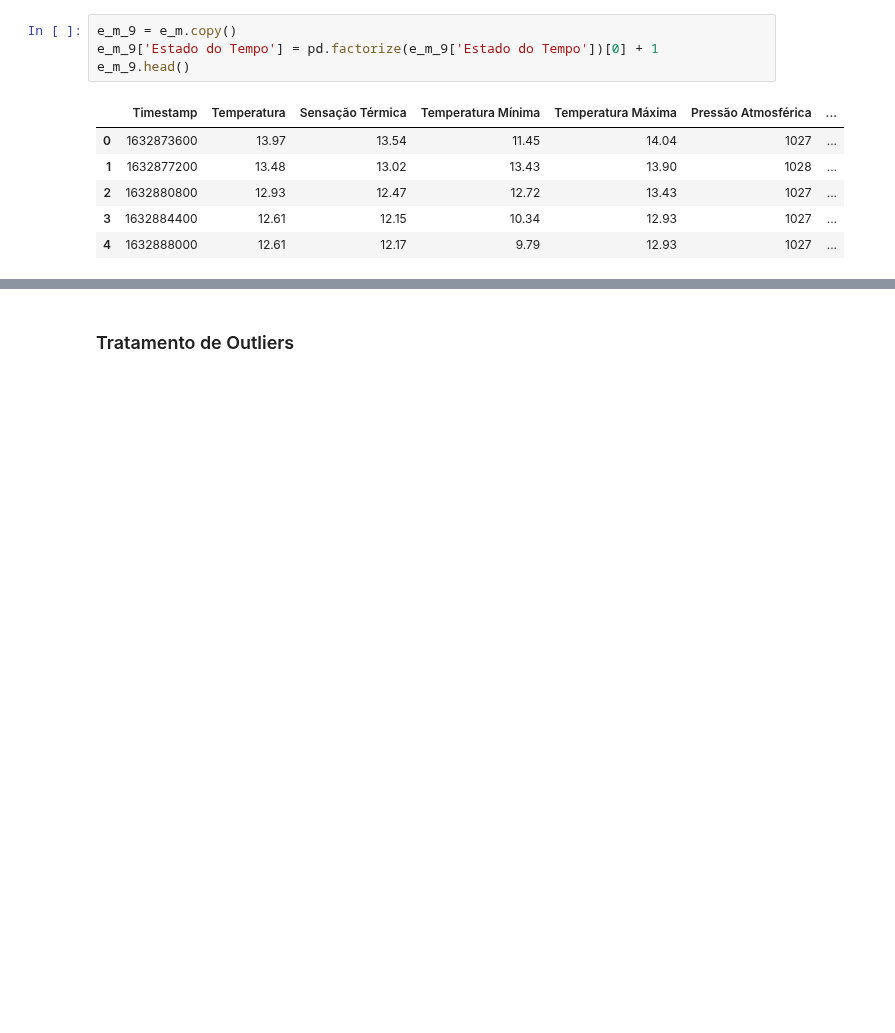
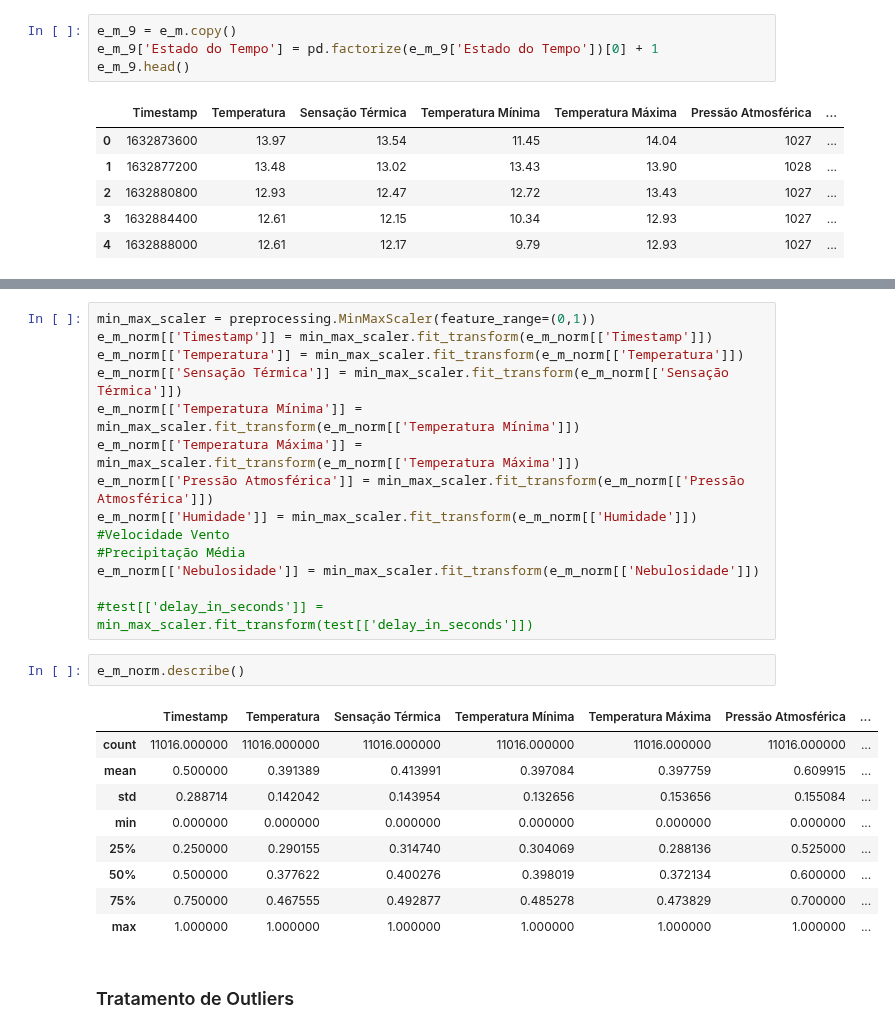
Before and after one commit to rafa2002/DAA-2324, a Jupyter notebook: Energy.ipynb, the cells around one changed output, grey strips where cells are left out. Drawn from its saved outputs; the diff is of its cells as text; blank space fills up the shorter version.

```diff
--- a/Energy.ipynb
+++ b/Energy.ipynb
@@ -592,3 +618,29 @@ e_m_9.head()
+# %%
+min_max_scaler = preprocessing.MinMaxScaler(feature_range=(0,1))
+e_m_norm[['Timestamp']] = min_max_scaler.fit_transform(e_m_norm[['Timestamp']])
+e_m_norm[['Temperatura']] = min_max_scaler.fit_transform(e_m_norm[['Temperatura']])
+e_m_norm[['Sensação Térmica']] = min_max_scaler.fit_transform(e_m_norm[['Sensação Térmica']])
+e_m_norm[['Temperatura Mínima']] = min_max_scaler.fit_transform(e_m_norm[['Temperatura Mínima']])
+e_m_norm[['Temperatura Máxima']] = min_max_scaler.fit_transform(e_m_norm[['Temperatura Máxima']])
+e_m_norm[['Pressão Atmosférica']] = min_max_scaler.fit_transform(e_m_norm[['Pressão Atmosférica']])
+e_m_norm[['Humidade']] = min_max_scaler.fit_transform(e_m_norm[['Humidade']])
+#Velocidade Vento
+#Precipitação Média
+e_m_norm[['Nebulosidade']] = min_max_scaler.fit_transform(e_m_norm[['Nebulosidade']])
+
+#test[['delay_in_seconds']] = min_max_scaler.fit_transform(test[['delay_in_seconds']])
+# %%
+e_m_norm.describe()
+# %% [output]
+|  | Timestamp | Temperatura | Sensação Térmica | Temperatura Mínima | Temperatura Máxima | Pressão Atmosférica | ... |
+| count | 11016.000000 | 11016.000000 | 11016.000000 | 11016.000000 | 11016.000000 | 11016.000000 | ... |
+| mean | 0.500000 | 0.391389 | 0.413991 | 0.397084 | 0.397759 | 0.609915 | ... |
+| std | 0.288714 | 0.142042 | 0.143954 | 0.132656 | 0.153656 | 0.155084 | ... |
+| min | 0.000000 | 0.000000 | 0.000000 | 0.000000 | 0.000000 | 0.000000 | ... |
+| 25% | 0.250000 | 0.290155 | 0.314740 | 0.304069 | 0.288136 | 0.525000 | ... |
+| 50% | 0.500000 | 0.377622 | 0.400276 | 0.398019 | 0.372134 | 0.600000 | ... |
+| 75% | 0.750000 | 0.467555 | 0.492877 | 0.485278 | 0.473829 | 0.700000 | ... |
+| max | 1.000000 | 1.000000 | 1.000000 | 1.000000 | 1.000000 | 1.000000 | ... |
 # %% [markdown]
 ### Tratamento de Outliers
 # %%
```
Also changed, not shown: parts of 15 cells of this notebook.
